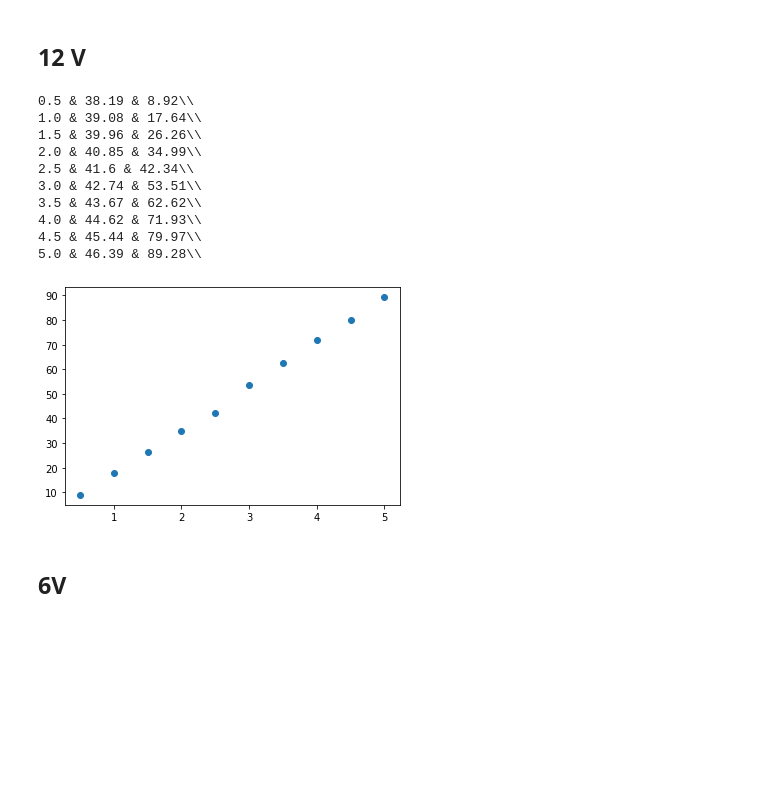
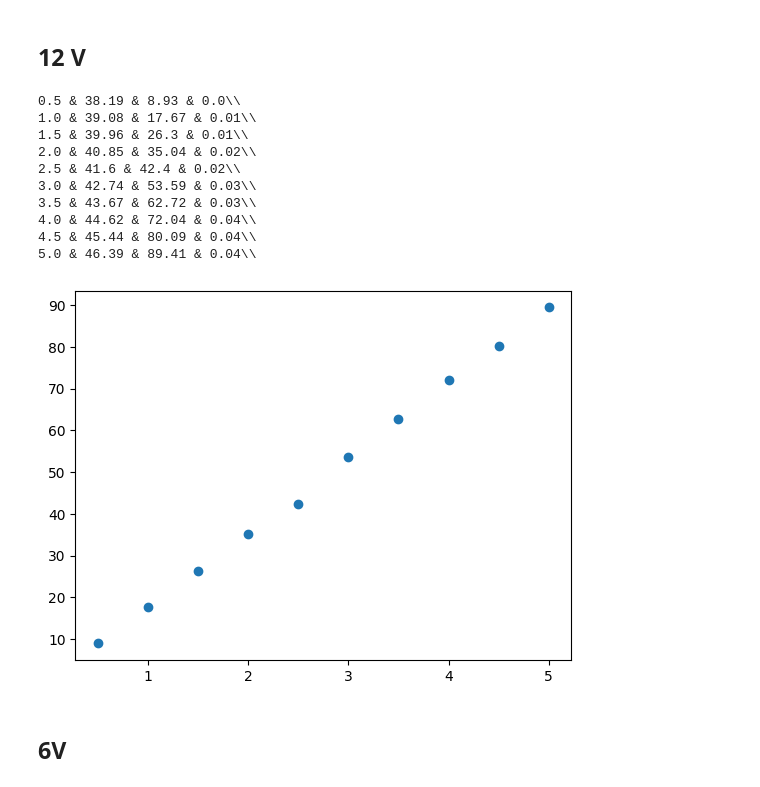
Before and after one commit to Roagen7/fizyka_laborka, a Jupyter notebook: wykres/labe5.ipynb, the cells around one changed output. Saved outputs shown, nothing was run; the diff lists cells and outputs as text; code cells hidden in the pictures; blank space fills up the shorter version.

```diff
--- a/wykres/labe5.ipynb
+++ b/wykres/labe5.ipynb
@@ -19,10 +19,25 @@ m_53 = np.array([37.67, 38.96, 40.27, 41.68, 43.11, 44.52])
 # Stałe
 # %%
 m0 = 37.28
-g = 9.80
+g = 9.815
 L = 0.1
+deltaM = 0.01
+deltaI = 0.02
 # %% [markdown]
 # Utilities
+# %%
+def wyplujTabeleZNiepewnosciamiLatex(*args):
+    finalstr = ""
+    n = len(args[0])
+    for i in range(n):
+        for arg in args[:-1]:
+            finalstr += str(arg[i])
+            finalstr += " & "
+        finalstr += str(args[-1][i])
+        #finalstr += str(args[-1][i])
+
+        finalstr += "\\\\\n"
+    return finalstr
 # %%
 def wyplujTabeleLatex(*args):
     finalstr = ""
@@ -41,22 +56,23 @@ def wyplujTabeleLatex(*args):
 ## 12 V
 # %%
 F12V_51 = np.round((m12V_51 - m0) * g, 2)
-print(wyplujTabeleLatex(I12V_51, m12V_51, F12V_51))
+deltaF_51 = np.round((((((m12V_51 - m0)*g)/m12V_51) + (((m12V_51 - m0)*g)/m0))*deltaM), 2)
+print(wyplujTabeleZNiepewnosciamiLatex(I12V_51, m12V_51, F12V_51, deltaF_51))
 
 plt.scatter(I12V_51, F12V_51)
 plt.show()
 # %% [output]
-0.5 & 38.19 & 8.92\\
-1.0 & 39.08 & 17.64\\
-1.5 & 39.96 & 26.26\\
-2.0 & 40.85 & 34.99\\
-2.5 & 41.6 & 42.34\\
-3.0 & 42.74 & 53.51\\
-3.5 & 43.67 & 62.62\\
-4.0 & 44.62 & 71.93\\
-4.5 & 45.44 & 79.97\\
-5.0 & 46.39 & 89.28\\
+0.5 & 38.19 & 8.93 & 0.0\\
+1.0 & 39.08 & 17.67 & 0.01\\
+1.5 & 39.96 & 26.3 & 0.01\\
+2.0 & 40.85 & 35.04 & 0.02\\
+2.5 & 41.6 & 42.4 & 0.02\\
+3.0 & 42.74 & 53.59 & 0.03\\
+3.5 & 43.67 & 62.72 & 0.03\\
+4.0 & 44.62 & 72.04 & 0.04\\
+4.5 & 45.44 & 80.09 & 0.04\\
+5.0 & 46.39 & 89.41 & 0.04\\
-[figure, old version]
+[figure, new version]
 # %% [markdown]
 ## 6V
 # %%
```
Also changed, not shown: parts of 4 cells of this notebook, 5 other files.
